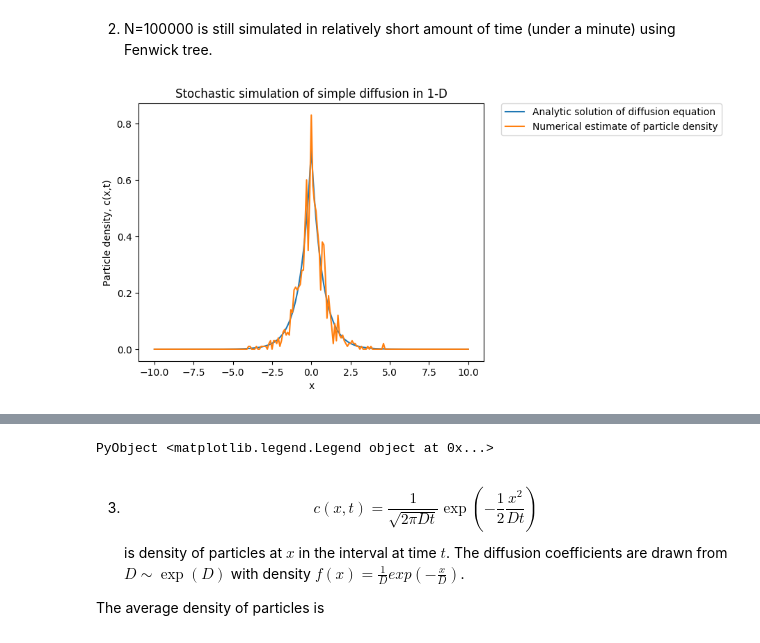
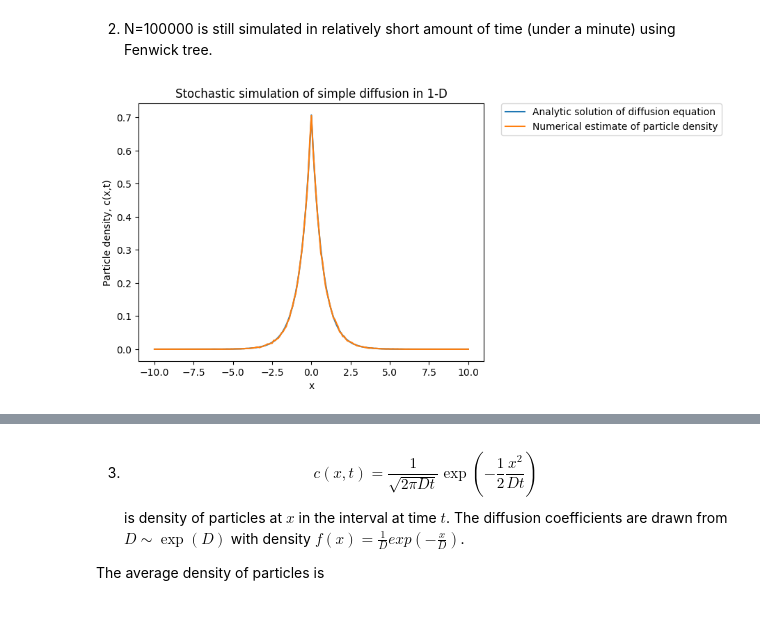
Before and after one commit to saf92/workbook1, a Jupyter notebook: Workbook2Final.ipynb, the cells around one changed output, grey strips where cells are left out. Saved outputs shown, nothing was run; the diff lists cells and outputs as text; code cells hidden in the pictures.

```diff
--- a/Workbook2Final.ipynb
+++ b/Workbook2Final.ipynb
@@ -473,7 +501,7 @@ PyObject <matplotlib.legend.Legend object at 0x...>
 2) N=100000 is still simulated in relatively short amount of time (under a minute) using Fenwick tree.
 # %%
 L=10.0
-N=1000
+N=100000
 Nx = 201
 dx = 2.0*L/(Nx-1)
 X = dx.*(-(Nx-1)/2:(Nx-1)/2)
@@ -519,31 +547,31 @@ Tr=buildFTree(Tr, values)
         Y[particleId]+=hop
         t+=dt
     end
 #end
 
 #s(T,t)
 
 
 
 # Calculate the estimated density of particles
 P =zeros(Float64,length(X))
 for i in 1:length(Y)
     P[Y[i]+Int64((Nx-1)/2)+1]+=1/(N * dx)
 end
 
 
 # Calculate the theoretical density and compare
 
 function b(x, D, t)
     return (1.0/sqrt(2.0*D*t))*exp(-abs(x)*sqrt(2/(D*t)))
 end
 
 P1 = b.(X, D, T)
 plot(X, P1, label="Analytic solution of diffusion equation")
 plot(X, P, label="Numerical estimate of particle density")
 xlabel("x")
 ylabel("Particle density, c(x,t)")
 title("Stochastic simulation of simple diffusion in 1-D")
 legend(bbox_to_anchor=(1.05, 1), loc=2, borderaxespad=0.)
 # %% [output]
-[figure, old version]
+[figure, new version]
@@ -551,4 +579,3 @@ WARNING: Method definition b(Any, Any, Any) in module Main at In[9]:64 overwritt
-PyObject <matplotlib.legend.Legend object at 0x...>
 # %% [markdown]
 3) $$c(x,t)=\frac{1}{\sqrt{2\pi Dt}}\exp(-\frac{1}{2}\frac{x^2}{Dt})$$ is density of particles at $x$ in the interval at time $t$. The diffusion coefficients are drawn from $D \sim \exp(D)$ with density
 $f(x)=\frac{1}{D}exp(-\frac{x}{D})$.
```
Also changed, not shown: parts of 20 cells of this notebook, 1 other file.
